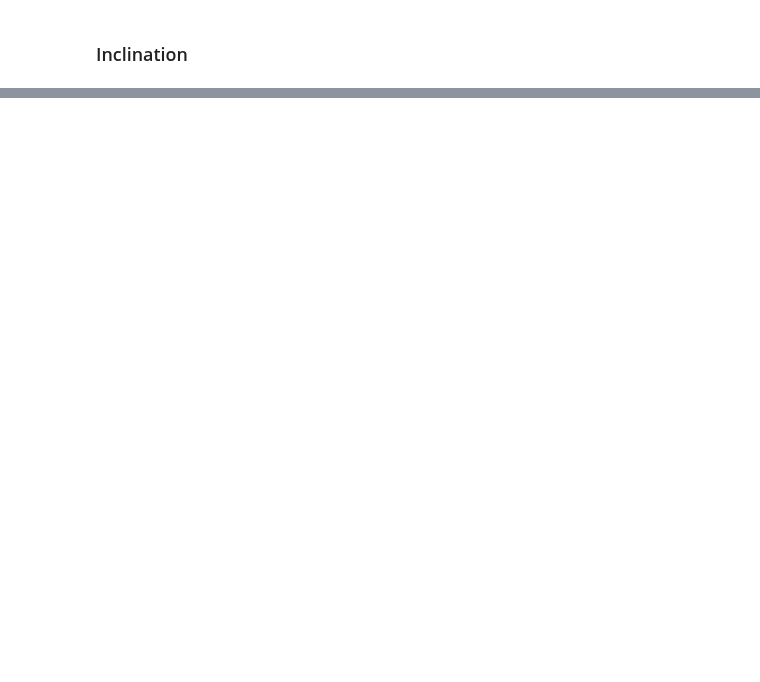
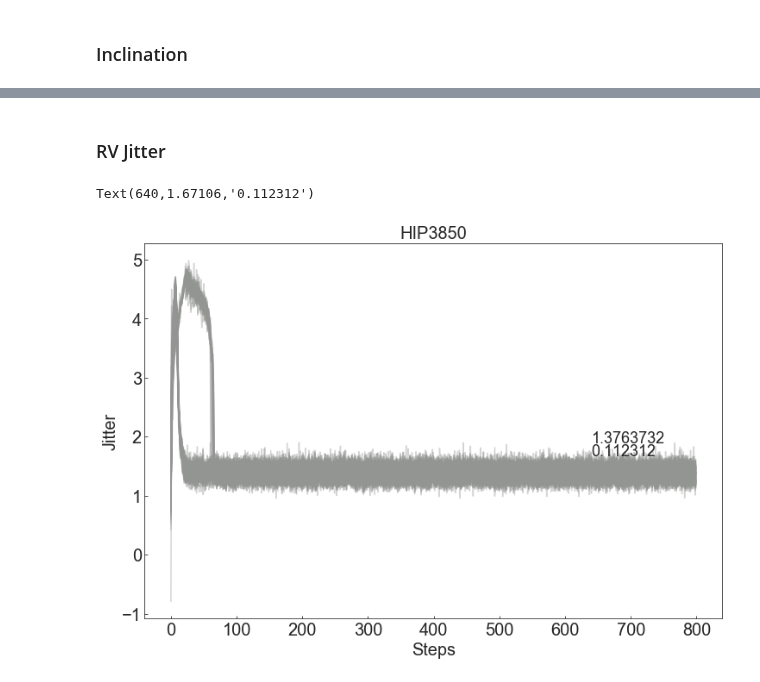
Before and after one commit to t-brandt/orvara, a Jupyter notebook: Diagnostic_plots.ipynb, the cells around one changed output, grey strips where cells are left out. Saved outputs shown, nothing was run; the diff lists cells and outputs as text; code cells hidden in the pictures; blank space fills up the shorter version.

```diff
--- a/Diagnostic_plots.ipynb
+++ b/Diagnostic_plots.ipynb
@@ -88,0 +90,14 @@ Text(640,55.4888,'2.3431842')
+# %% [markdown]
+### RV Jitter
+# %%
+plt.figure(figsize=(12,8))
+for i in range(tt.shape[0]):
+    plt.plot(tt[i,:,0],c=sns.xkcd_rgb['grey'],alpha=0.4)
+plt.title(source,fontsize=20)
+plt.xlabel('Steps',fontsize=20)
+plt.ylabel('Jitter',fontsize=20)
+plt.annotate(str(np.mean(tt[i,100:,0])),xy=(nsteps/50*0.8,np.max(tt[:,100:,0])),fontsize=18)
+plt.annotate(str(np.std(tt[i,100:,0])),xy=(nsteps/50*0.8,0.88*np.max(tt[:,100:,0])),fontsize=18)
+# %% [output]
+Text(640,1.67106,'0.112312')
+[figure, added]
```
Also changed, not shown: parts of 4 cells of this notebook.
